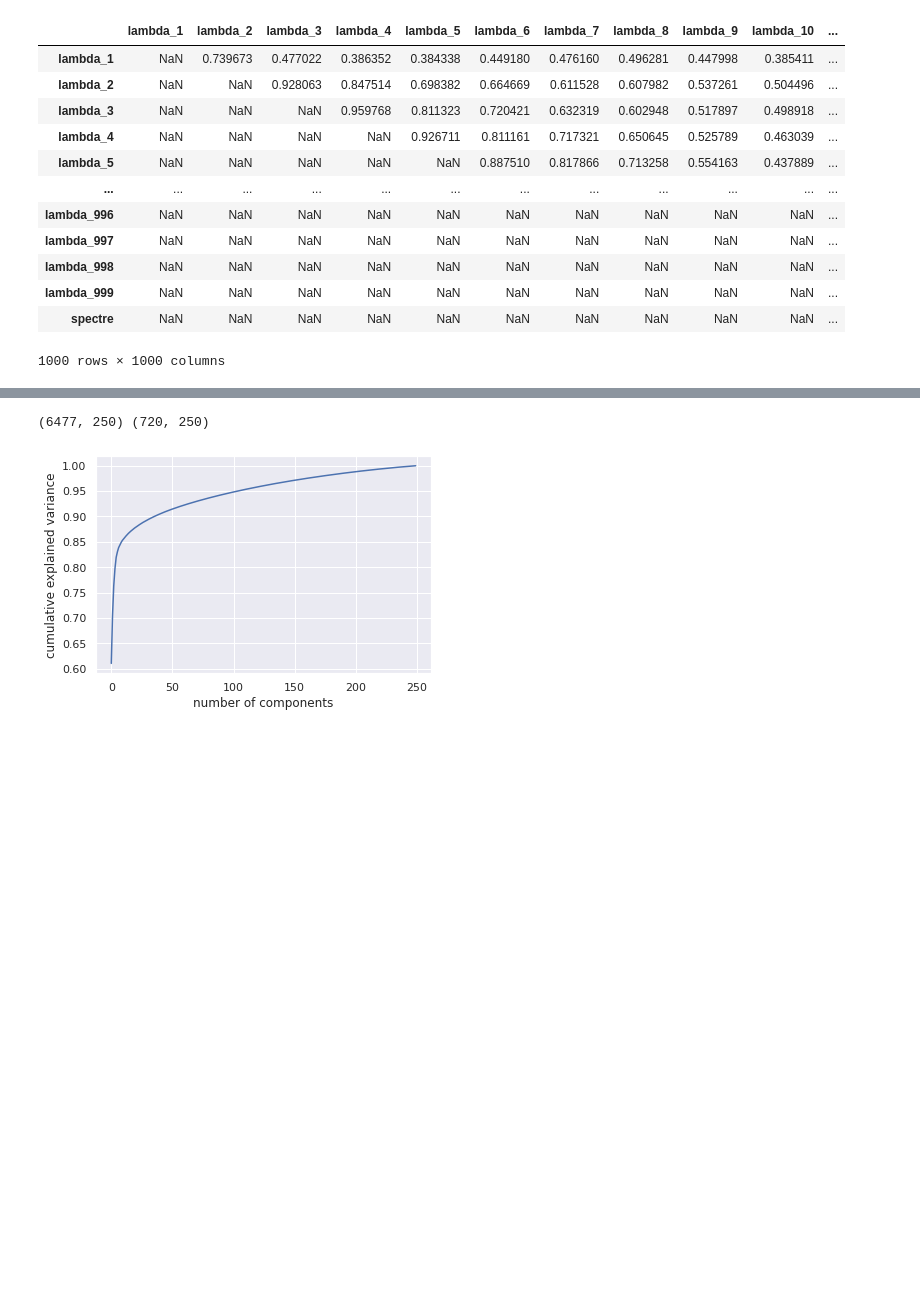
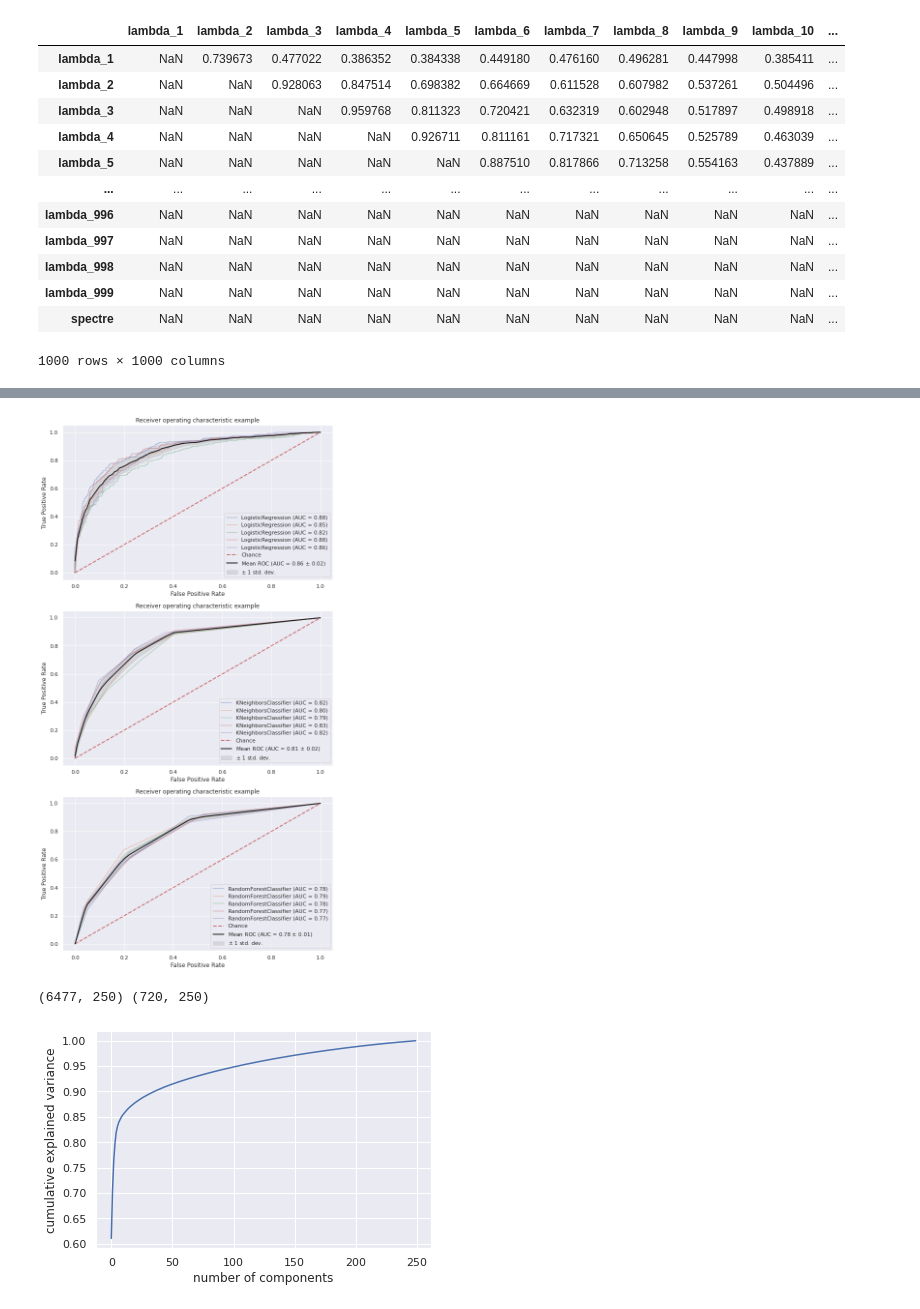
Before and after one commit to adrienju/LLC, a Jupyter notebook: Data Visualization.ipynb, the cells around one changed output, grey strips where cells are left out. Drawn from its saved outputs; the diff is of its cells as text; code cells hidden in the pictures; blank space fills up the shorter version.

```diff
--- a/Data Visualization.ipynb
+++ b/Data Visualization.ipynb
@@ -132,12 +192,15 @@ from sklearn.neighbors import KNeighborsClassifier
 
 #TODO Check the stratify, ADD unit test to check data distrib
 
-def get_data(df, row=[], col=[""]):
+def get_data(df1, row=[], col=["patient_state","cell_type","patient_name","cell_name"]):
+    #TODO deal with cell type
+
     "Return selected row data in numpy format"
+    df2 = df1.copy()
+    df2 = df2.drop(col, axis=1)
+    X = df2.select_dtypes(include=np.number).iloc[row,:-1].to_numpy() #exclude spectrum index
 
-    X = df.select_dtypes(include=np.number).iloc[row,:-1].to_numpy() #exclude spectrum index
-
-    y = df["patient_state"].iloc[row].to_numpy()
+    y = df1["patient_state"].iloc[row].to_numpy()
     return X, y
 
 def split_train_val_test(df, test_size=0.2):
@@ -165,10 +228,7 @@ def standardize(X_train, X_test, X_val=None):
 
 def train(X_train, y_train, model):
 
-
-    clf = model.fit(X_train, y_train)
-
-    return clf
+    return model.fit(X_train, y_train)
 
 
 def test(X_test, y_test, model):
@@ -178,35 +238,83 @@ def test(X_test, y_test, model):
 
 #TODO FACTORIZE TO HAVE A USABLE TRAIN TEST FUNC WITH JUST(Xtrain, ytreain, xtest ytest)
 
+def train_test(X_train, y_train, X_test, y_test, clf, ax, return_prediction=0):
+    mean_fpr = np.linspace(0, 1, 100)
+    y_predict = None
+    train(X_train, y_train, clf)
+    score = test(X_test, y_test, clf)
+    if return_prediction:
+        y_predict = clf.predict(X_test)
+    viz = plot_roc_curve(clf, X_test, y_test, ax=ax, alpha=.4)
+    interp_tpr = np.interp(mean_fpr, viz.fpr, viz.tpr)
+
+
+    return score, interp_tpr, viz.roc_auc ,y_predict
+
+def plot_roc(ax, tprs, aucs):
+    ax.plot([0, 1], [0, 1], linestyle='--', lw=2, color='r',label='Chance', alpha=.8)
+    mean_fpr = np.linspace(0, 1, 100)
+    mean_tpr = np.mean(tprs, axis=0)
+    mean_tpr[-1] = 1.0
+    mean_auc = auc(mean_fpr, mean_tpr)
+    std_auc = np.std(aucs)
+    ax.plot(mean_fpr, mean_tpr, color='k',
+            label=r'Mean ROC (AUC = %0.2f $\pm$ %0.2f)' % (mean_auc, std_auc),
+            lw=2, alpha=1)
+
+    std_tpr = np.std(tprs, axis=0)
+    tprs_upper = np.minimum(mean_tpr + std_tpr, 1)
+    tprs_lower = np.maximum(mean_tpr - std_tpr, 0)
+    ax.fill_between(mean_fpr, tprs_lower, tprs_upper, color='grey', alpha=.2,
+                    label=r'$\pm$ 1 std. dev.')
+
+    ax.set(xlim=[-0.05, 1.05], ylim=[-0.05, 1.05],
+           title="Receiver operating characteristic example")
+    ax.legend(loc="lower right")
+
+
 def multi_train(df):
     #remap label
     seed = 42
     n_splits = 5
-    #df["patient_state"] = df['patient_state'].map({'malade':1,'sain':0})
-    score_dict = {"LR": 0, "KNN": 0}
+    fig, axes = plt.subplots(3, figsize=(10,20))
+    dict_clfs = {"LR": [[],[],0],"KNN":[[],[],0],"RF": [[],[],0]}
     sss = StratifiedShuffleSplit(n_splits=n_splits, random_state=seed)
 
     for train_index, test_index in sss.split(df.loc[:, df.columns != 'patient_state'], df["patient_state"]):
 
-        clf_dict = {"LR": LogisticRegression(random_state=0), "KNN": KNeighborsClassifier(metric="cosine")}
+        clf_dict = {"LR": LogisticRegression(random_state=0, max_iter=500),
+                    "KNN": KNeighborsClassifier(metric="cosine"),
+                    "RF": RandomForestClassifier(n_estimators=3, max_depth=50)}
 
         X_train, y_train = get_data(df, train_index)
         X_test, y_test = get_data(df, test_index)
 
-        for key, clf in clf_dict.items():
+        for i, (key, clf) in enumerate(clf_dict.items()):
 
-            train(X_train, y_train, clf)
-            split_score = test(X_test, y_test, clf)
+            split_score, tpr, auc, y_pred = train_test(X_train, y_train, X_test, y_test, clf, axes[i], return_prediction=True)
+            dict_clfs[key][0].append(tpr)
+            dict_clfs[key][1].append(auc)
+            dict_clfs[key][2] += split_score
 
-            print("Split_score "+ str(split_score))
-            score_dict[key] += split_score
-    y_predict = clf.predict(X_test)
-    [print("Score is {0}".format(score/n_splits)) for score in score_dict.values()]
+            #print(classification_report(y_test, y_pred))
+    for ax, i  in zip(axes, dict_clfs):
+        plot_roc(ax, dict_clfs[i][0], dict_clfs[i][1])
 
-    return X_train, y_train, X_test, y_test, y_predict
+    #[print("Score is {0}".format(score/n_splits)) for score in score_dict.values()]
 
 
-X_train, y_train, X_test, y_test, y_predict = multi_train(df)
+
+    return X_train, y_train, X_test, y_test
+
+
+class TrainingScenario:
+    def __init__(self, config, df):
+        self.df = df
+        self.config = config
+
+
+X_train, y_train, X_test, y_test = multi_train(df)
 # %% [output]
 STOP: TOTAL NO. of ITERATIONS REACHED LIMIT.
 
@@ -259,3 +336,4 @@ Score is 0.7486111111111111
+[figure, added]
 # %%
 from sklearn.decomposition import PCA
 
```
Also changed, not shown: parts of 10 cells of this notebook.
